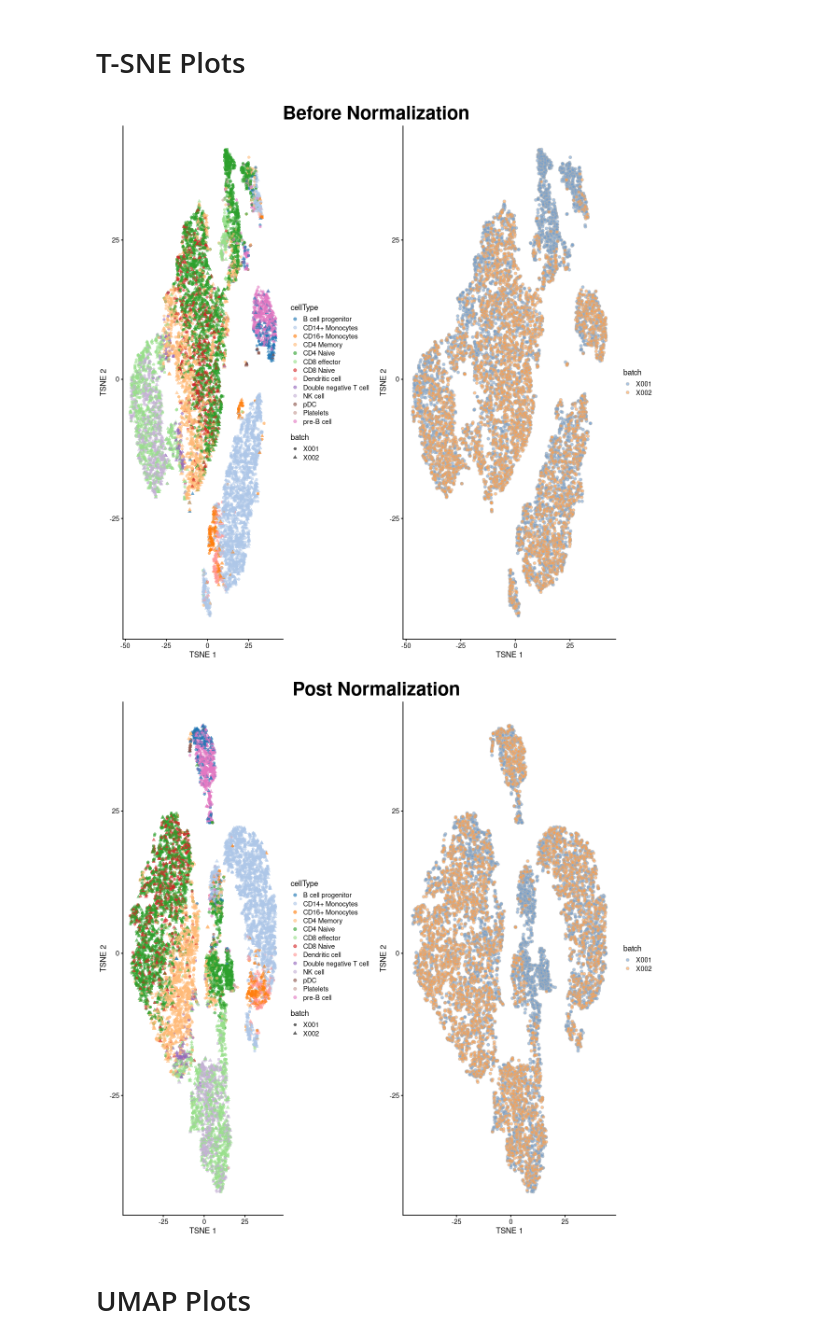
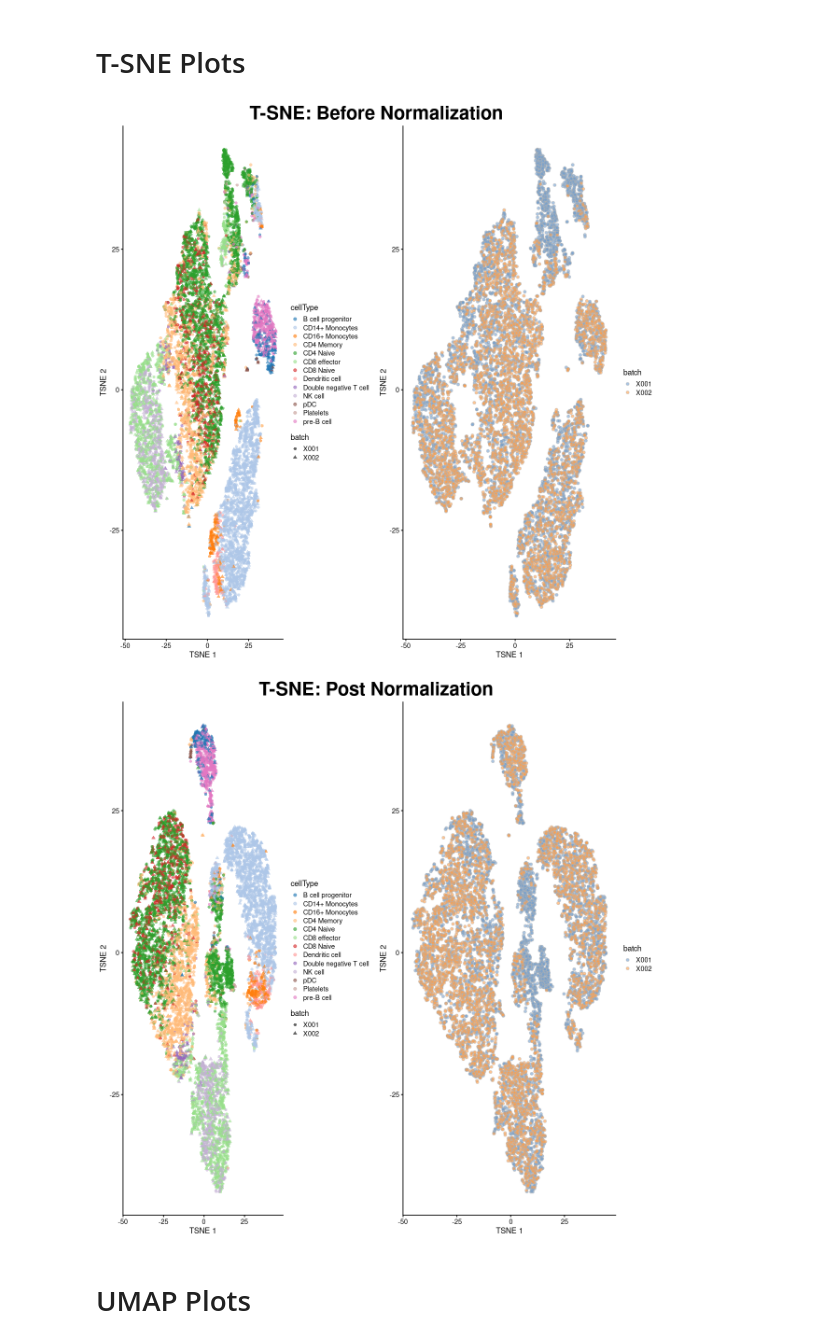
Before and after one commit to SamirRachidZaim-AIFI/scRNA-batch-norm, a Jupyter notebook: notebooks/scMergeEvaluation.ipynb, the cells around one changed output. Cells and saved outputs as stored; diff of their text form; code cells hidden in the pictures.

```diff
--- a/notebooks/scMergeEvaluation.ipynb
+++ b/notebooks/scMergeEvaluation.ipynb
@@ -120,16 +116,16 @@ p4<-scater::plotTSNE(BC.post, colour_by = "batch")
 # %%
 ## Pre normalization
 figure1 <- ggpubr::ggarrange(p1,p2, ncol=2)
 annotate_figure(figure1,
-                top = text_grob("Before Normalization", color = "black", face = "bold", size = 24))
+                top = text_grob("T-SNE: Before Normalization", color = "black", face = "bold", size = 24))
 
 cat('\n\n')
 figure2 <- ggpubr::ggarrange(p3,p4, ncol=2)
 annotate_figure(figure2,
-                top = text_grob("Post Normalization", color = "black", face = "bold", size = 24))
+                top = text_grob("T-SNE: Post Normalization", color = "black", face = "bold", size = 24))
 # %% [output]
-[figure, old version]
+[figure, new version]
-[figure, old version]
+[figure, new version]
 # %% [markdown]
 # UMAP Plots
 # %%
```
Also changed, not shown: parts of 6 cells of this notebook.
